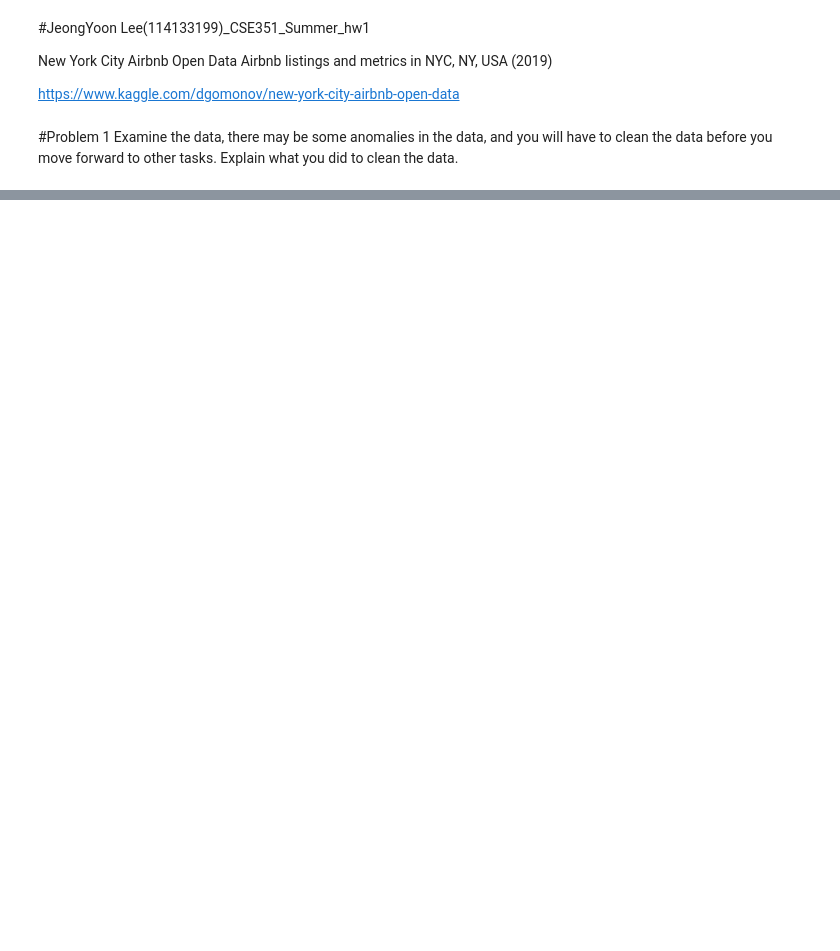
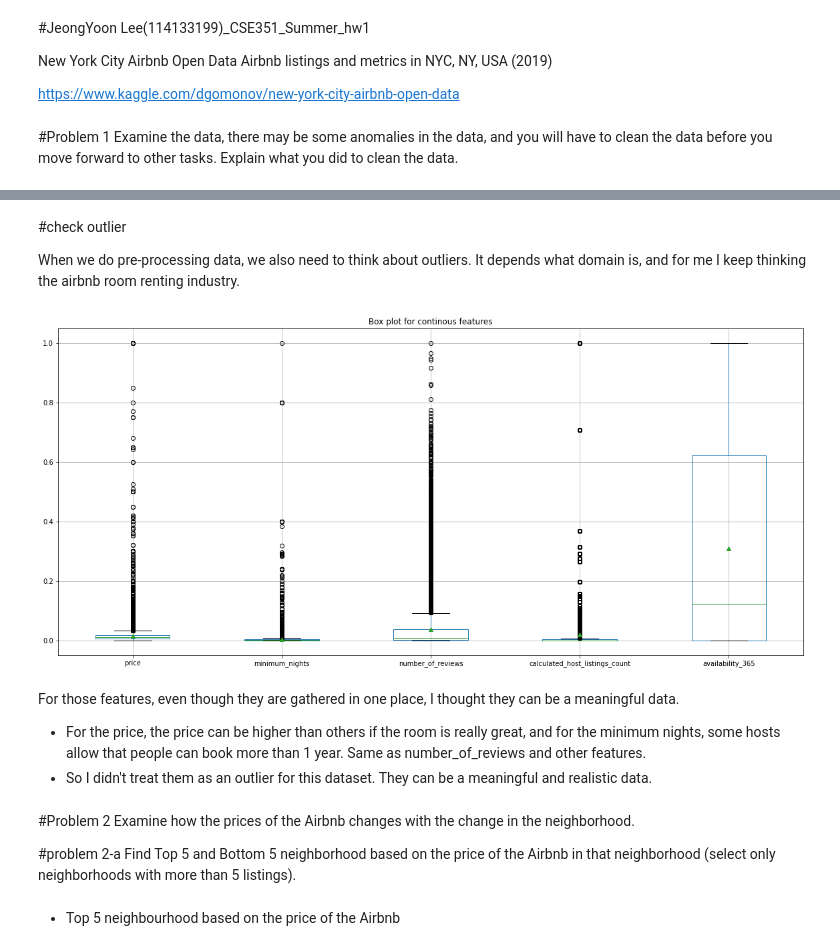
Before and after one commit to JeongYoon-L/Analysis-NYC-Airbnb-open-data, a Jupyter notebook: cse351_hw1_Lee_JeongYoon_114133199.ipynb, the cells around one changed output, grey strips where cells are left out. Drawn from its saved outputs; the diff is of its cells as text; code cells hidden in the pictures; blank space fills up the shorter version.

```diff
--- a/cse351_hw1_Lee_JeongYoon_114133199.ipynb
+++ b/cse351_hw1_Lee_JeongYoon_114133199.ipynb
@@ -23,0 +90,3 @@ data.head()
+# %%
+#fill "2030-01-01" to null value
+data["last_review"] = data["last_review"].fillna("2030-01-01")
@@ -23,0 +128,2 @@ data.head()
+# %%
+data["reviews_per_month"] = data["reviews_per_month"].fillna("0")
@@ -23,0 +205,6 @@ data.head()
+# %%
+#change rows that have null value for the colume "name"
+data["name"] = data["name"].fillna("No Name")
+
+No_host_name = data[data["name"].isnull()]
+No_host_name
@@ -23,0 +239,22 @@ data.head()
+# %%
+from sklearn.preprocessing import MinMaxScaler
+transformer = MinMaxScaler()
+
+#for the continous data
+data_norm = data[["price",	"minimum_nights",	"number_of_reviews",	"reviews_per_month",	"calculated_host_listings_count",	"availability_365"]]
+
+transformer.fit(data_norm)
+data_norm[:] = transformer.fit_transform(data_norm[:])
+data_norm
+
+data_normalize = data.copy()
+
+data_normalize['price'] = data_norm['price']
+data_normalize['minimum_nights'] = data_norm['minimum_nights']
+data_normalize['number_of_reviews'] = data_norm['number_of_reviews']
+data_normalize['reviews_per_month'] = data_norm['reviews_per_month']
+data_normalize['calculated_host_listings_count'] = data_norm['calculated_host_listings_count']
+data_normalize['availability_365'] = data_norm['availability_365']
+
+#result
+data_normalize
@@ -23,0 +285,28 @@ data.head()
+# %% [markdown]
+#check outlier
+
+When we do pre-processing data, we also need to think about outliers.
+It depends what domain is, and for me I keep thinking the airbnb room renting industry.
+# %%
+import numpy as np
+import matplotlib.pyplot as plt
+
+plt.figure(figsize = (20,9))
+data_normalize.boxplot(column = ["price",	"minimum_nights",	"number_of_reviews","calculated_host_listings_count",	"availability_365"], showmeans=True)
+plt.title('Box plot for continous features')
+plt.show()
+# %% [output]
+[figure, added]
+# %% [markdown]
+For those features, even though they are gathered in one place, I thought they can be a meaningful data.
+- For the price, the price can be higher than others if the room is really great, and for the minimum nights, some hosts allow that people can book more than 1 year. Same as number_of_reviews and other features.
+- So I didn't treat them as an outlier for this dataset. They can be a meaningful and realistic data.
+# %% [markdown]
+#Problem 2
+Examine how the prices of the Airbnb changes with the change in the neighborhood.
+
+#problem 2-a
+Find Top 5 and Bottom 5 neighborhood based on the price of the Airbnb in that neighborhood
+(select only neighborhoods with more than 5 listings).
+# %% [markdown]
+- Top 5 neighbourhood based on the price of the Airbnb
```
Also changed, not shown: parts of 88 cells of this notebook.
